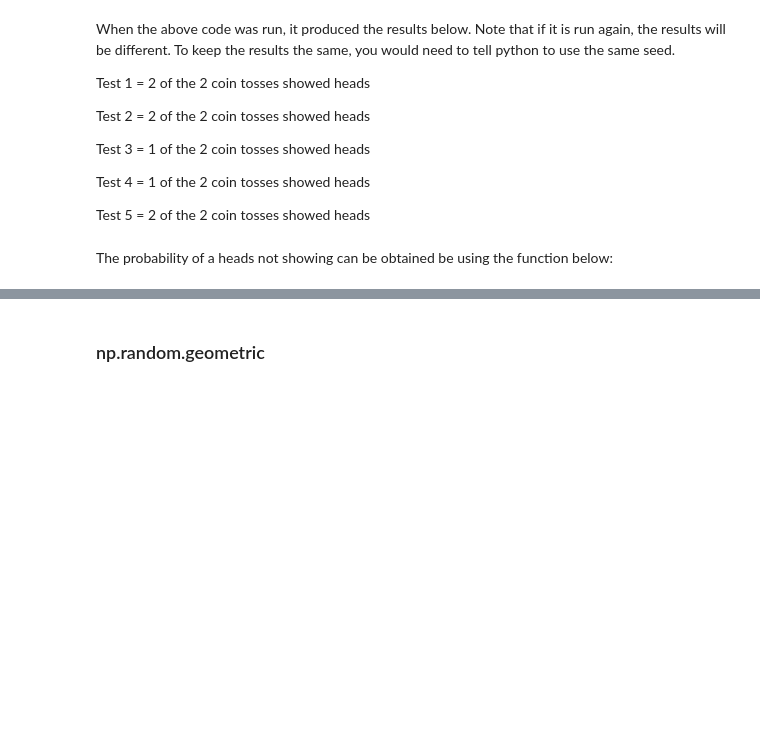
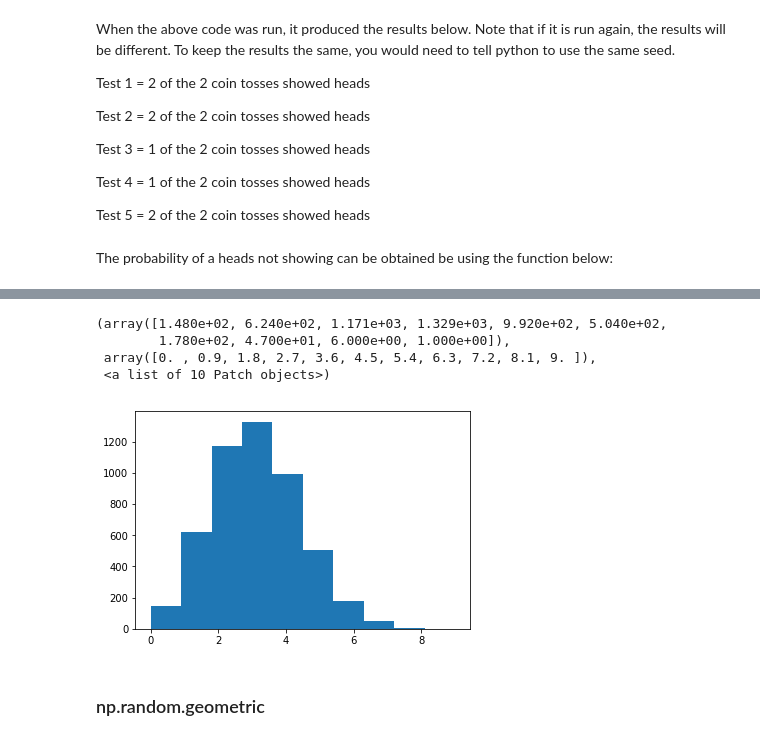
Before and after one commit to davidobrien1/practical-assignments, a Jupyter notebook: numpy-random.ipynb, the cells around one changed output, grey strips where cells are left out. Cells and saved outputs as stored; diff of their text form; code cells hidden in the pictures; blank space fills up the shorter version.

```diff
--- a/numpy-random.ipynb
+++ b/numpy-random.ipynb
@@ -144,3 +200,12 @@ p
+# %%
+# generate histogram
+plt.hist(t)
+# %% [output]
+(array([1.480e+02, 6.240e+02, 1.171e+03, 1.329e+03, 9.920e+02, 5.040e+02,
+        1.780e+02, 4.700e+01, 6.000e+00, 1.000e+00]),
+ array([0. , 0.9, 1.8, 2.7, 3.6, 4.5, 5.4, 6.3, 7.2, 8.1, 9. ]),
+ <a list of 10 Patch objects>)
+[figure, added]
 # %% [markdown]
 ### np.random.geometric
 # %% [markdown]
```
Also changed, not shown: parts of 24 cells of this notebook.
